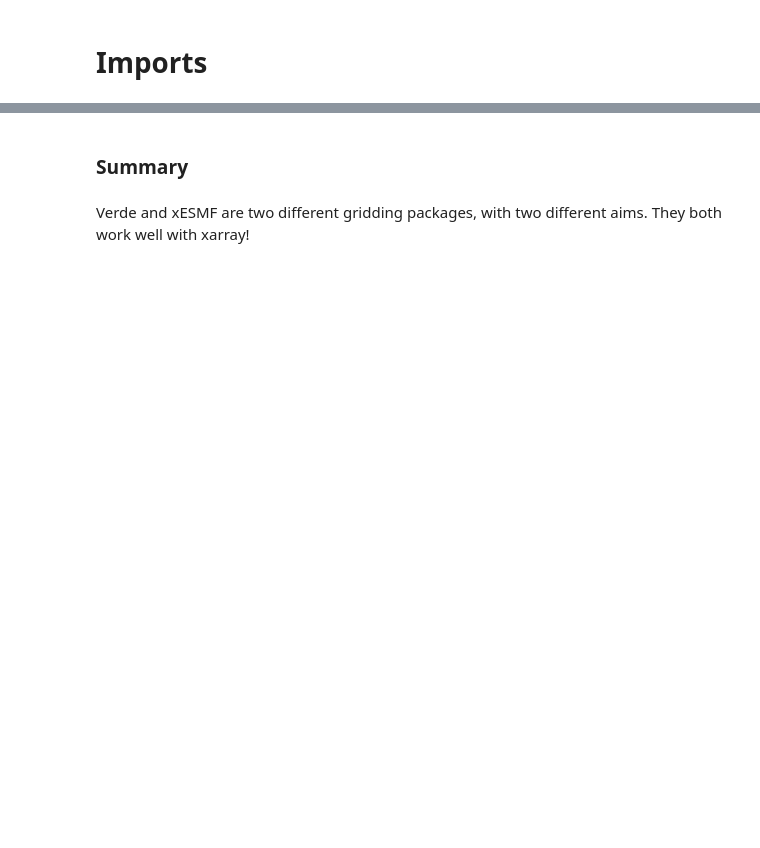
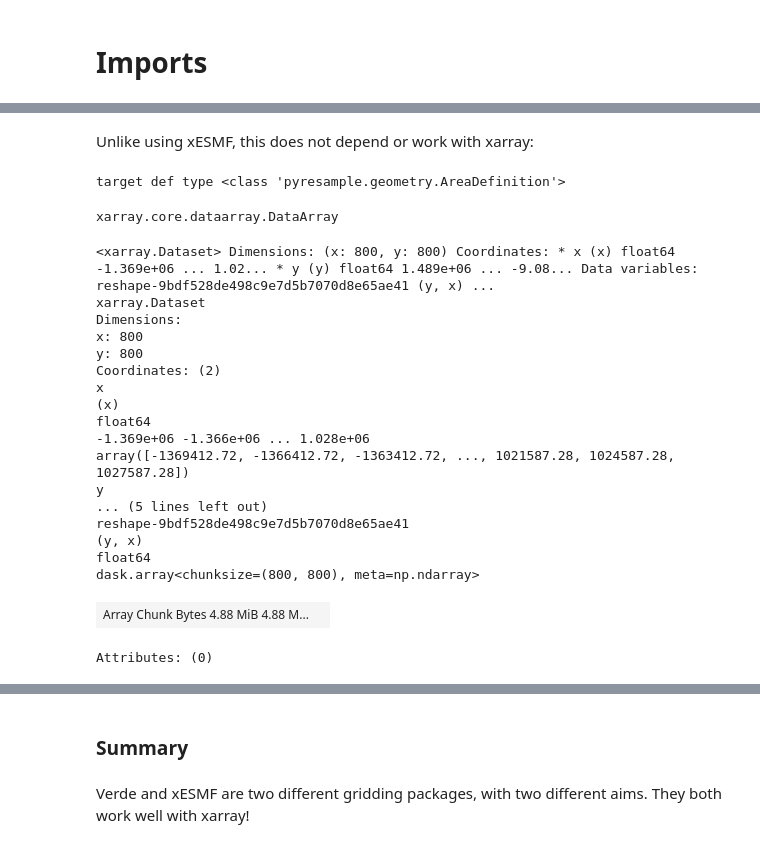
Before and after one commit to ThomasMGeo/grid_explore, a Jupyter notebook: pyresample_intro.ipynb, the cells around one changed output, grey strips where cells are left out. Cells and saved outputs as stored; diff of their text form; code cells hidden in the pictures; blank space fills up the shorter version.

Commit message:
Update pyresample_intro.ipynb
small notebook update

```diff
--- a/pyresample_intro.ipynb
+++ b/pyresample_intro.ipynb
@@ -236,0 +56,50 @@ ds.to_netcdf('test.nc')
+# %%
+target_def = geometry.AreaDefinition('areaD',
+                                     'Europe (3km, HRV, VTC)',
+                                     'areaD',
+                                     {'a': '6378144.0', 'b': '6356759.0',
+                                      'lat_0': '50.00', 'lat_ts': '50.00',
+                                      'lon_0': '8.00', 'proj': 'stere'},
+                                     800, 800,
+                                     [-1370912.72, -909968.64,
+                                      1029087.28, 1490031.36])
+# %% [markdown]
+Unlike using xESMF, this does not depend or work with xarray:
+# %%
+print('target def type', type(target_def))
+# %% [output]
+target def type <class 'pyresample.geometry.AreaDefinition'>
+# %%
+data = DataArray(da.from_array(np.fromfunction(lambda y, x: y*x, (500, 100))), dims=('y', 'x'))
+type(data)
+# %% [output]
+xarray.core.dataarray.DataArray
+# %%
+lons = da.from_array(np.fromfunction(lambda y, x: 3 + x * 0.1, (500, 100)))
+lats = da.from_array(np.fromfunction(lambda y, x: 75 - y * 0.1, (500, 100)))
+source_def = geometry.SwathDefinition(lons=lons, lats=lats)
+# %%
+resampler = XArrayBilinearResampler(source_def, target_def, 30e3)
+result = resampler.resample(data)
+# %%
+result.to_dataset()
+# %% [output]
+<xarray.Dataset> Dimensions: (x: 800, y: 800) Coordinates: * x (x) float64 -1.369e+06 ... 1.02... * y (y) float64 1.489e+06 ... -9.08... Data variables: reshape-9bdf528de498c9e7d5b7070d8e65ae41 (y, x) ...
+xarray.Dataset
+Dimensions:
+x: 800
+y: 800
+Coordinates: (2)
+x
+(x)
+float64
+-1.369e+06 -1.366e+06 ... 1.028e+06
+array([-1369412.72, -1366412.72, -1363412.72, ..., 1021587.28, 1024587.28, 1027587.28])
+y
+... (5 lines left out)
+reshape-9bdf528de498c9e7d5b7070d8e65ae41
+(y, x)
+float64
+dask.array<chunksize=(800, 800), meta=np.ndarray>
+| Array Chunk Bytes 4.88 MiB 4.88 M... |  |
+Attributes: (0)
```
Also changed, not shown: parts of 46 cells of this notebook.
